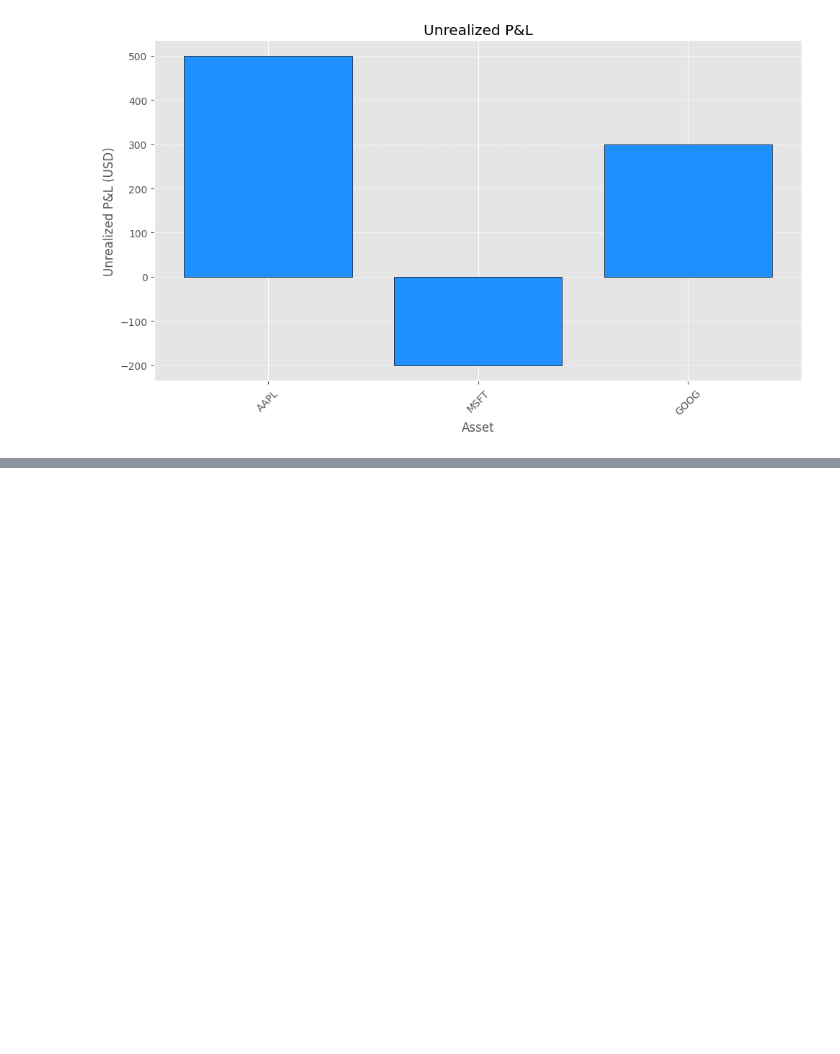
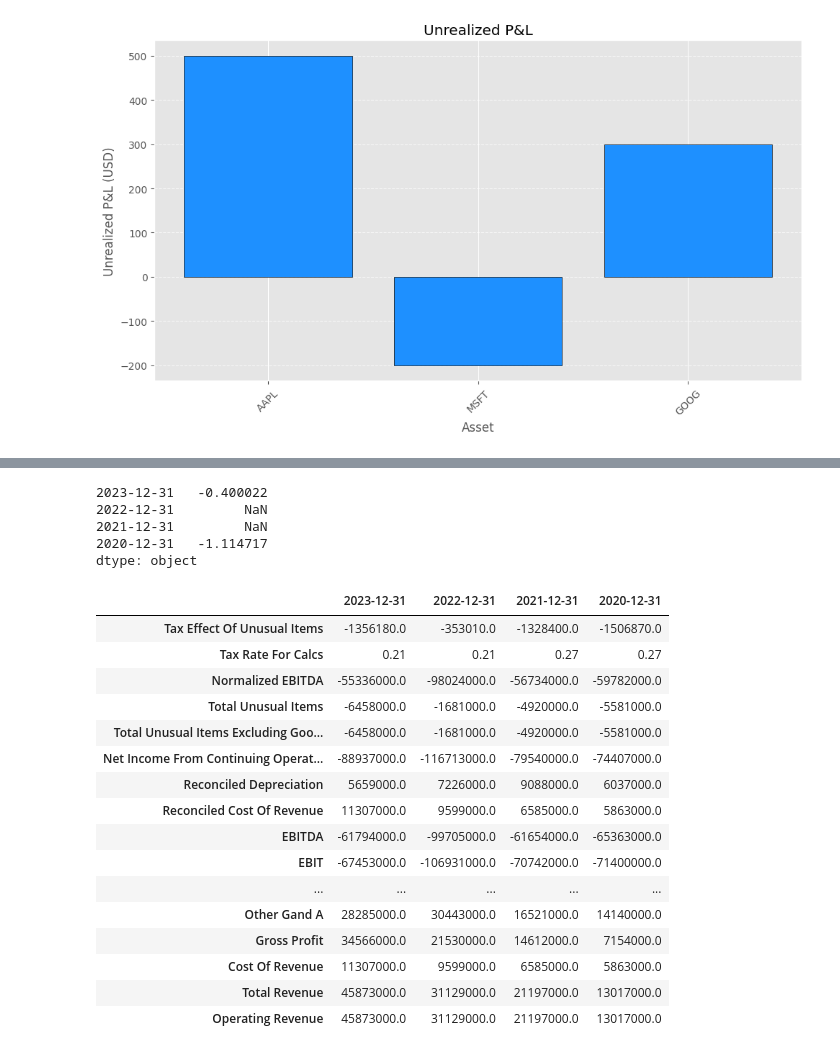
Before and after one commit to solidliquidity/investing, a Jupyter notebook: test.ipynb, the cells around one changed output, grey strips where cells are left out. Drawn from its saved outputs; the diff is of its cells as text; code cells hidden in the pictures; blank space fills up the shorter version.

Commit message:
added metrics to company_analysis, added basic check on sound hound in .ipynb

```diff
--- a/test.ipynb
+++ b/test.ipynb
@@ -82,3 +84,14 @@ visualizer.interactive_portfolio_value(portfolio_data)
 [figure]
 [figure]
 [figure]
+# %%
+import yfinance as yf
+
+# Fetch financials for SoundHound
+ticker = "SOUN"
+company = yf.Ticker(ticker)
+
+# Fetch financial statements
+balance_sheet = company.balance_sheet
+income_statement = company.financials
+cash_flow = company.cashflow
@@ -84,0 +141,31 @@ visualizer.interactive_portfolio_value(portfolio_data)
+# %%
+from company_analysis import Company
+
+SOUN = Company(ticker, income_statement.T)
+SOUN.ProfitabilityMetrics(SOUN.financials).eps()
+# %% [output]
+2023-12-31   -0.400022
+2022-12-31         NaN
+2021-12-31         NaN
+2020-12-31   -1.114717
+dtype: object
+# %%
+income_statement
+# %% [output]
+|  | 2023-12-31 | 2022-12-31 | 2021-12-31 | 2020-12-31 |
+| Tax Effect Of Unusual Items | -1356180.0 | -353010.0 | -1328400.0 | -1506870.0 |
+| Tax Rate For Calcs | 0.21 | 0.21 | 0.27 | 0.27 |
+| Normalized EBITDA | -55336000.0 | -98024000.0 | -56734000.0 | -59782000.0 |
+| Total Unusual Items | -6458000.0 | -1681000.0 | -4920000.0 | -5581000.0 |
+| Total Unusual Items Excluding Goo... | -6458000.0 | -1681000.0 | -4920000.0 | -5581000.0 |
+| Net Income From Continuing Operat... | -88937000.0 | -116713000.0 | -79540000.0 | -74407000.0 |
+| Reconciled Depreciation | 5659000.0 | 7226000.0 | 9088000.0 | 6037000.0 |
+| Reconciled Cost Of Revenue | 11307000.0 | 9599000.0 | 6585000.0 | 5863000.0 |
+| EBITDA | -61794000.0 | -99705000.0 | -61654000.0 | -65363000.0 |
+| EBIT | -67453000.0 | -106931000.0 | -70742000.0 | -71400000.0 |
+| ... | ... | ... | ... | ... |
+| Other Gand A | 28285000.0 | 30443000.0 | 16521000.0 | 14140000.0 |
+| Gross Profit | 34566000.0 | 21530000.0 | 14612000.0 | 7154000.0 |
+| Cost Of Revenue | 11307000.0 | 9599000.0 | 6585000.0 | 5863000.0 |
+| Total Revenue | 45873000.0 | 31129000.0 | 21197000.0 | 13017000.0 |
+| Operating Revenue | 45873000.0 | 31129000.0 | 21197000.0 | 13017000.0 |
```
Also changed, not shown: parts of 6 cells of this notebook, 1 other file.
